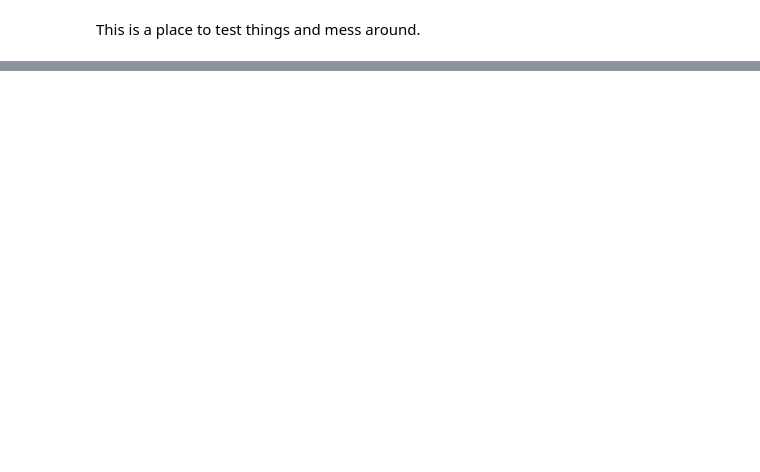
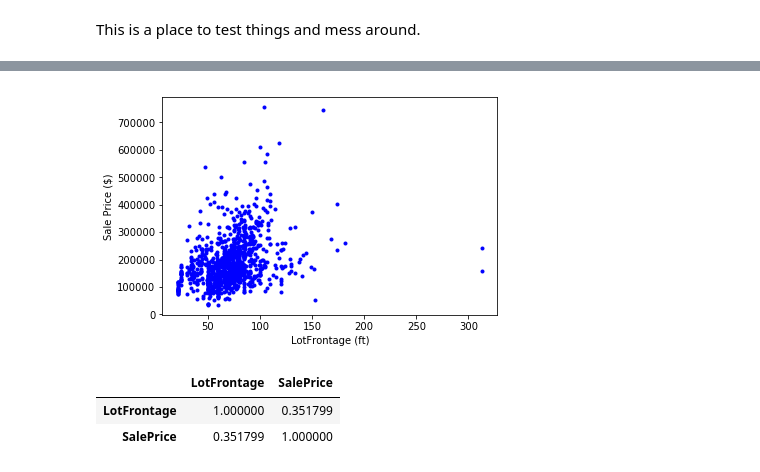
Before and after one commit to badGarnet/house_price, a Jupyter notebook: drawing board.ipynb, the cells around one changed output, grey strips where cells are left out. Cells and saved outputs as stored; diff of their text form; code cells hidden in the pictures; blank space fills up the shorter version.

```diff
--- a/drawing board.ipynb
+++ b/drawing board.ipynb
@@ -19,0 +102,13 @@ trainset.head()
+# %%
+plt.plot(trainset.LotFrontage, trainset.SalePrice, '.b')
+plt.xlabel('LotFrontage (ft)')
+plt.ylabel('Sale Price ($)')
+plt.show()
+# %% [output]
+[figure, added]
+# %%
+trainset[['LotFrontage', 'SalePrice']].corr()
+# %% [output]
+|  | LotFrontage | SalePrice |
+| LotFrontage | 1.000000 | 0.351799 |
+| SalePrice | 0.351799 | 1.000000 |
```
Also changed, not shown: parts of 16 cells of this notebook.
